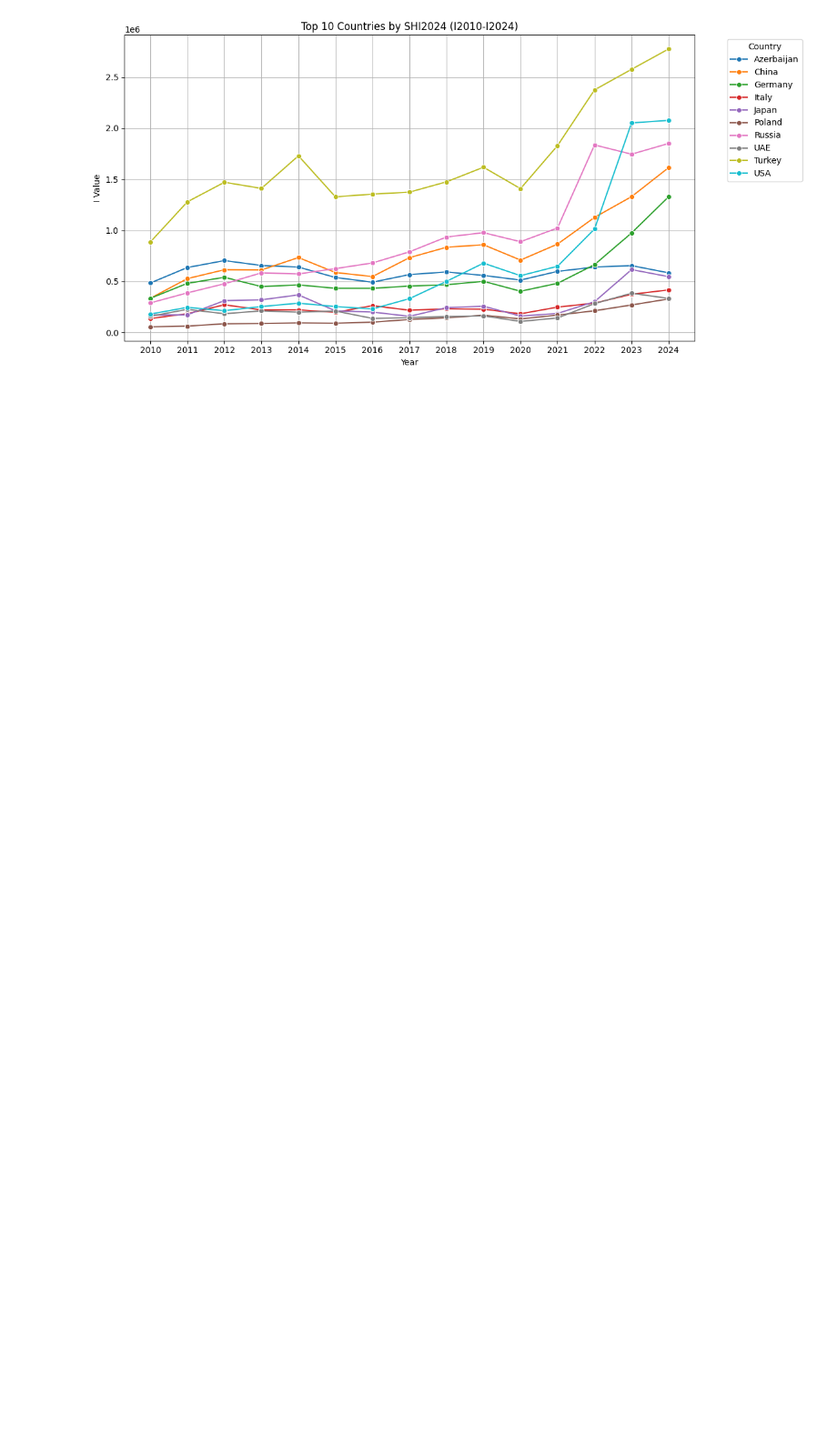
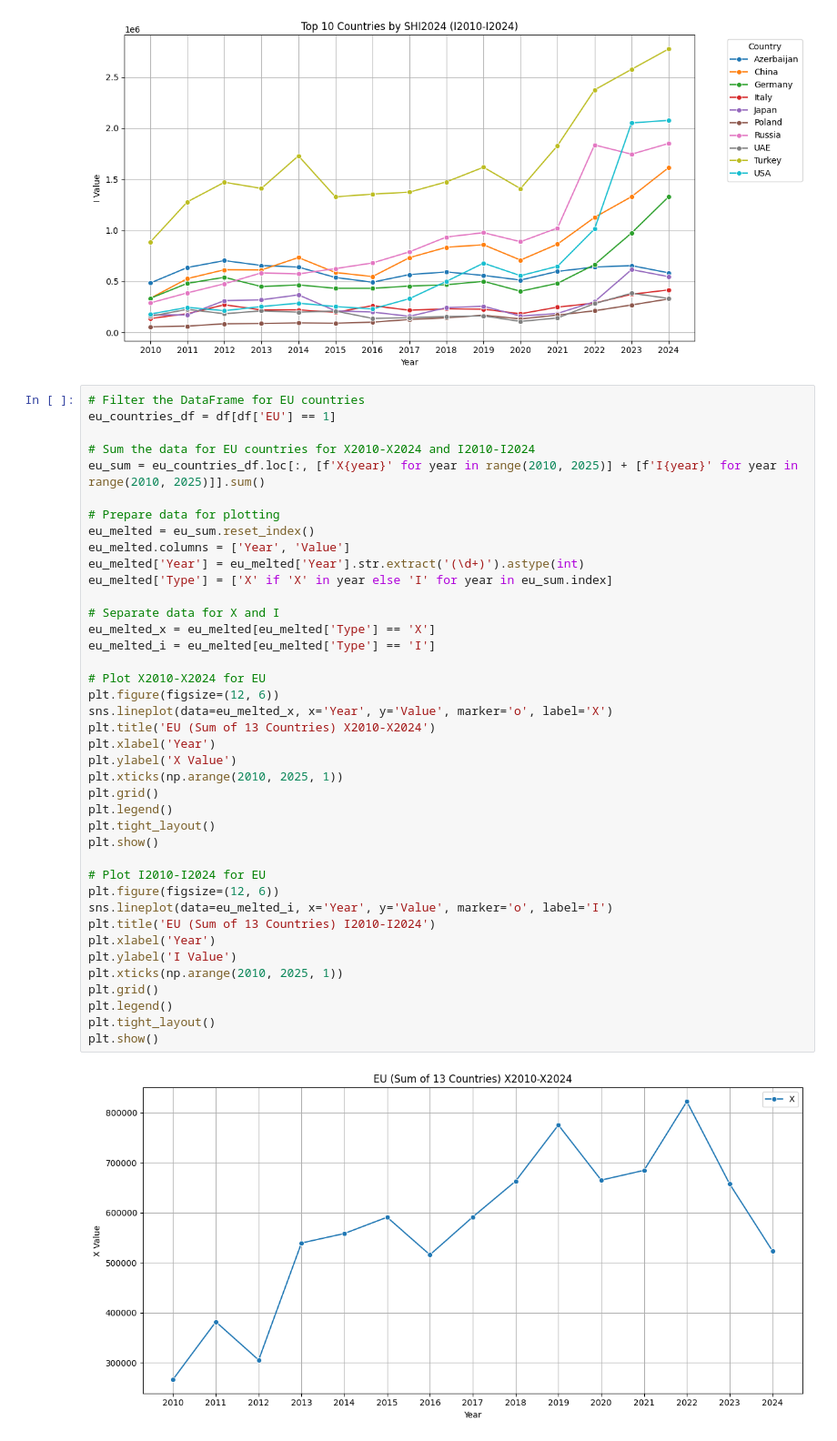
Before and after one commit to GuramL/International-Trade, a Jupyter notebook: Code.ipynb, the cells around one changed output. Shown: that part at 91% size. Saved outputs shown, nothing was run; the diff lists cells and outputs as text; blank space fills up the shorter version.

```diff
--- a/Code.ipynb
+++ b/Code.ipynb
@@ -165,3 +165,45 @@ plt.savefig('top_10_countries_I_colorful.png')
 plt.show()
 # %% [output]
 [figure]
+# %%
+# Filter the DataFrame for EU countries
+eu_countries_df = df[df['EU'] == 1]
+
+# Sum the data for EU countries for X2010-X2024 and I2010-I2024
+eu_sum = eu_countries_df.loc[:, [f'X{year}' for year in range(2010, 2025)] + [f'I{year}' for year in range(2010, 2025)]].sum()
+
+# Prepare data for plotting
+eu_melted = eu_sum.reset_index()
+eu_melted.columns = ['Year', 'Value']
+eu_melted['Year'] = eu_melted['Year'].str.extract('(\d+)').astype(int)
+eu_melted['Type'] = ['X' if 'X' in year else 'I' for year in eu_sum.index]
+
+# Separate data for X and I
+eu_melted_x = eu_melted[eu_melted['Type'] == 'X']
+eu_melted_i = eu_melted[eu_melted['Type'] == 'I']
+
+# Plot X2010-X2024 for EU
+plt.figure(figsize=(12, 6))
+sns.lineplot(data=eu_melted_x, x='Year', y='Value', marker='o', label='X')
+plt.title('EU (Sum of 13 Countries) X2010-X2024')
+plt.xlabel('Year')
+plt.ylabel('X Value')
+plt.xticks(np.arange(2010, 2025, 1))
+plt.grid()
+plt.legend()
+plt.tight_layout()
+plt.show()
+
+# Plot I2010-I2024 for EU
+plt.figure(figsize=(12, 6))
+sns.lineplot(data=eu_melted_i, x='Year', y='Value', marker='o', label='I')
+plt.title('EU (Sum of 13 Countries) I2010-I2024')
+plt.xlabel('Year')
+plt.ylabel('I Value')
+plt.xticks(np.arange(2010, 2025, 1))
+plt.grid()
+plt.legend()
+plt.tight_layout()
+plt.show()
+# %% [output]
+[figure, added]
```
Also changed, not shown: parts of 1 cell of this notebook, 2 other files.
